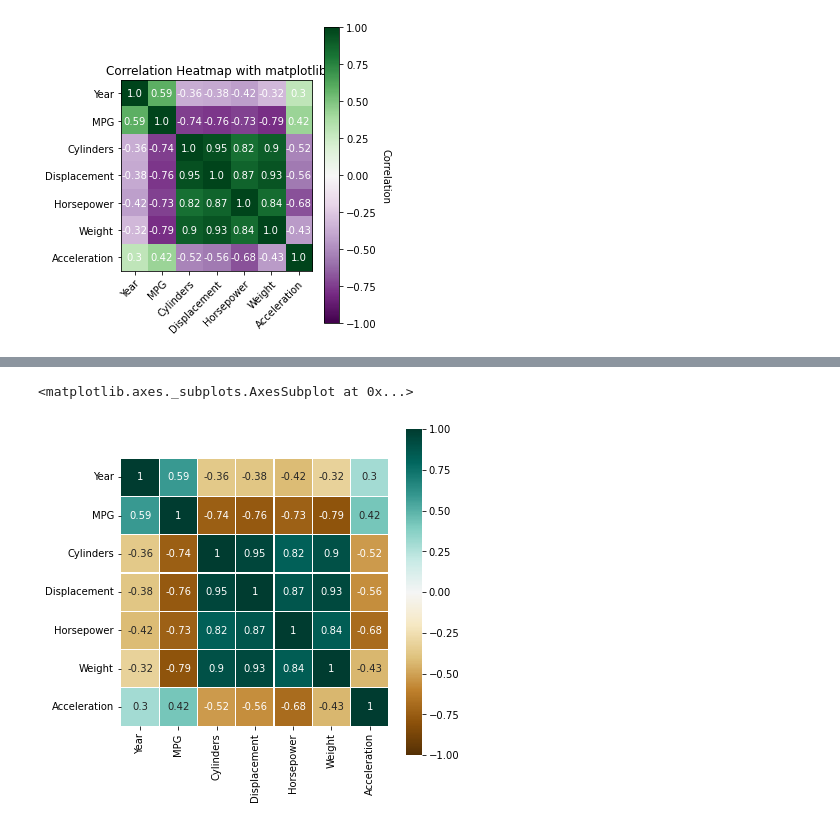
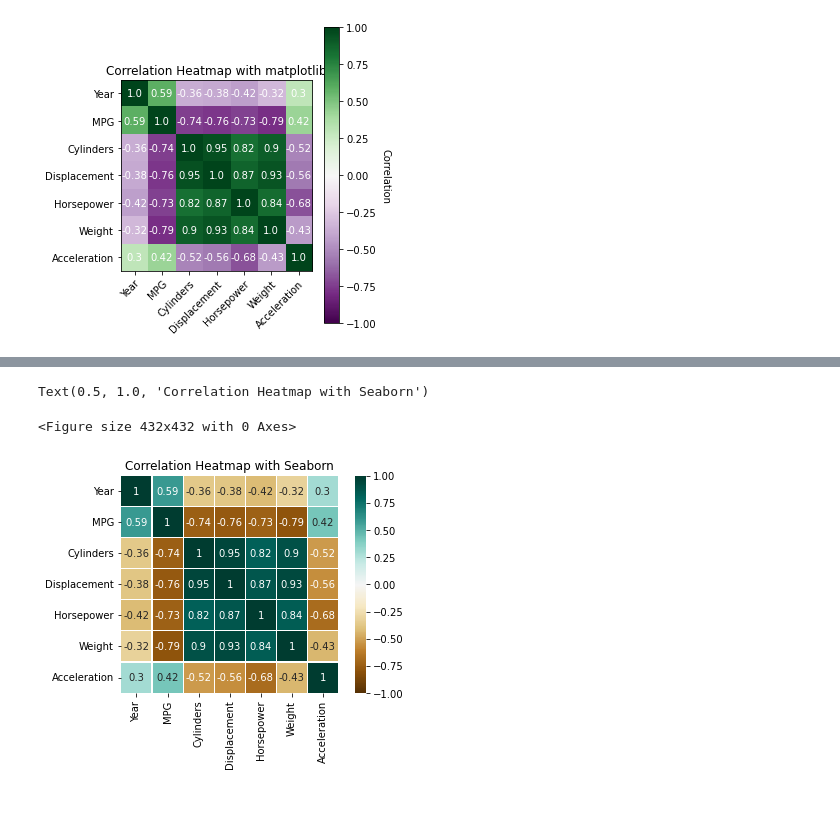
Before and after one commit to AllenInstitute/swdb_2022, a Jupyter notebook: PythonBootcamp/additional_notebooks/07_Introduction_to_Data_Visualization.ipynb, the cells around one changed output, grey strips where cells are left out. Cells and saved outputs as stored; diff of their text form; code cells hidden in the pictures.

Commit message:
updated data_viz notebook

```diff
--- a/PythonBootcamp/additional_notebooks/07_Introduction_to_Data_Visualization.ipynb
+++ b/PythonBootcamp/additional_notebooks/07_Introduction_to_Data_Visualization.ipynb
@@ -195,7 +221,7 @@ import matplotlib.pyplot as plt
 <a id='load_dataset'></a>
 # %%
 # load the data
-csv_path = os.path.join('support_files/datasets', "cars_dataset.csv",)
+csv_path = os.path.join('support_files', 'datasets', 'cars_dataset.csv')
 cars = pd.read_csv(csv_path)
 
 # view the data
@@ -1377,18 +1388,21 @@ fig.tight_layout()
 # %%
 # Correlation heatmap with Seaborn:
 plt.figure(figsize=(6,6))
 
-sns.heatmap(data = correlation_df,
-            cmap = 'BrBG',        # brown-teal diverging color map
-            vmin = -1, vmax = 1,  # set the colorbar range (-1 - 1 for correlation)
-            center=0,             # set the center of the color bar
-            annot=True,           # annotate with correlation values
-            linewidths=.1,        # matrix line widths
-            linecolor ='white',   # matrix line color
-            square=True)
+fig, ax = plt.subplots()
+ax = sns.heatmap(data = correlation_df,
+                 cmap = 'BrBG',          # brown-teal diverging color map
+                 vmin = -1, vmax = 1,    # set the colorbar range (-1 - 1 for correlation)
+                 center = 0,             # set the center of the color bar
+                 annot = True,           # annotate with correlation values
+                 linewidths =.1,         # matrix line widths
+                 linecolor ='white',     # matrix line color
+                 square = True)
+ax.set_title("Correlation Heatmap with Seaborn")
 # %% [output]
-<matplotlib.axes._subplots.AxesSubplot at 0x...>
+Text(0.5, 1.0, 'Correlation Heatmap with Seaborn')
+<Figure size 432x432 with 0 Axes>
-[figure, old version]
+[figure, new version]
 # %% [markdown]
 <a id='pca'></a>
 # %% [markdown]
```
Also changed, not shown: parts of 50 cells of this notebook.
